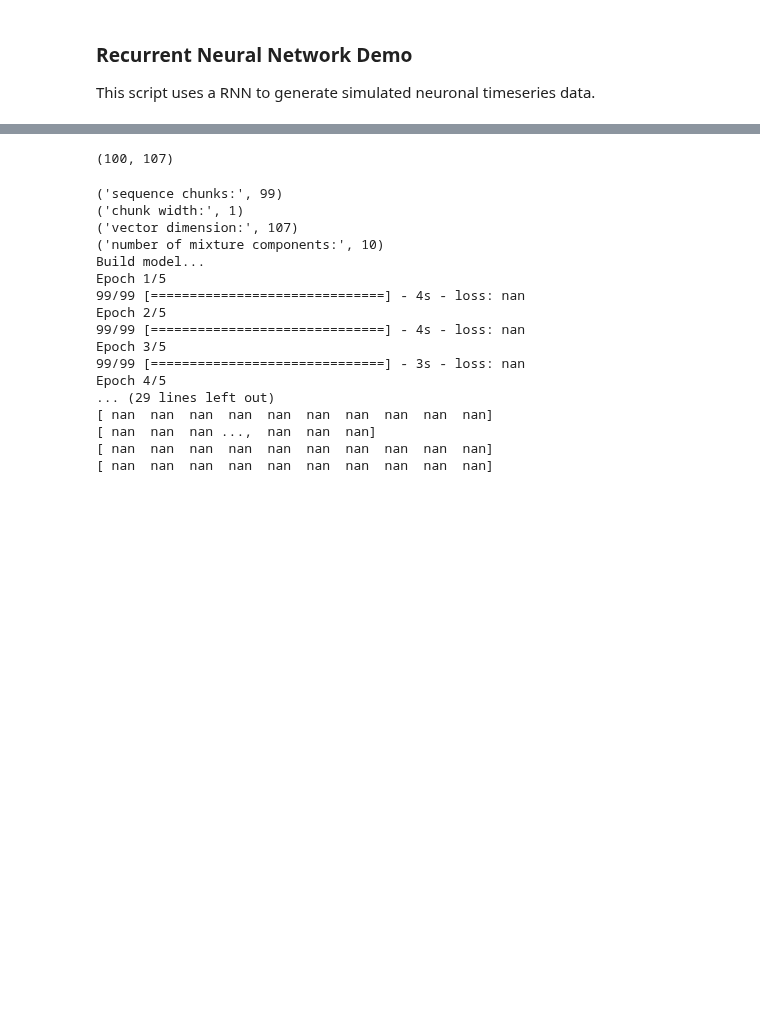
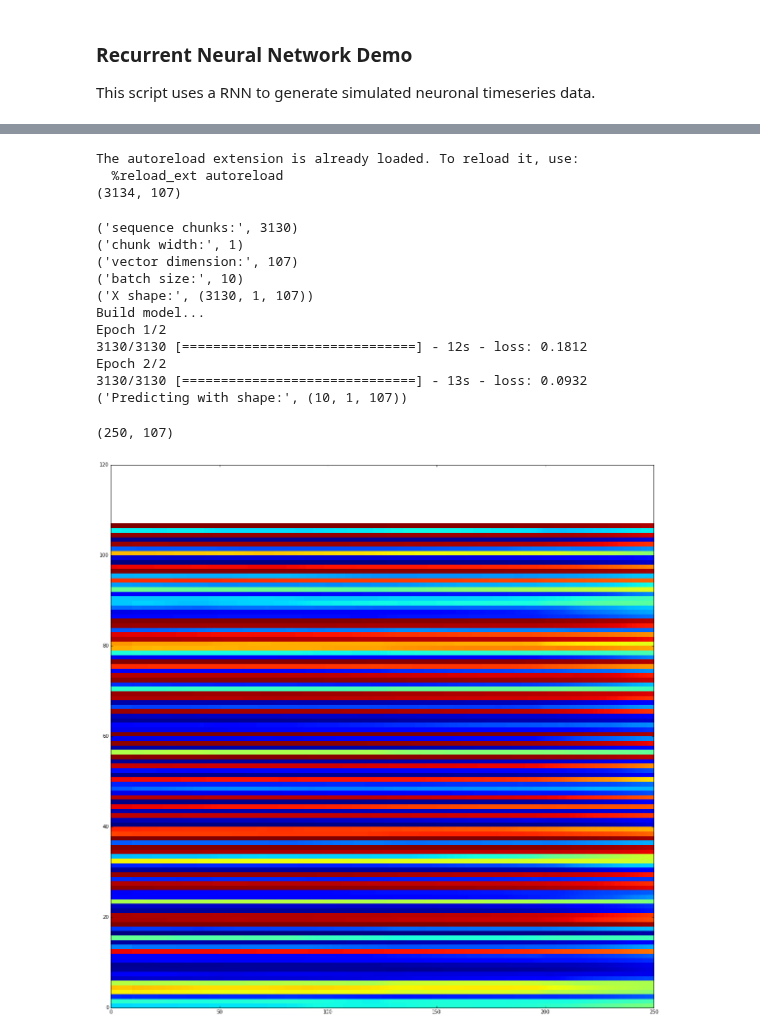
Before and after one commit to openworm/neuronal-analysis, a Jupyter notebook: laboratory/RNNDemo.ipynb, the cells around one changed output, grey strips where cells are left out. Drawn from its saved outputs; the diff is of its cells as text; code cells hidden in the pictures; blank space fills up the shorter version.

```diff
--- a/laboratory/RNNDemo.ipynb
+++ b/laboratory/RNNDemo.ipynb
@@ -26,27 +23,41 @@ Using Theano backend.
 # %%
+%load_ext autoreload
+%autoreload
+
 wormData = dc.kato_matlab.data()
-rawData = Analyzer(wormData[0]['deltaFOverF'][:,0:100].T)
+rawData = Analyzer(wormData[0]['deltaFOverF'].T)
 seq = rawData.timeseries
 print(seq.shape)
 # %% [output]
-(100, 107)
+The autoreload extension is already loaded. To reload it, use:
+  %reload_ext autoreload
+(3134, 107)
 # %%
-gen = rnn.generate(seq)
+gen = rnn.generate_lstm_vanilla(seq)
 # %% [output]
-('sequence chunks:', 99)
+('sequence chunks:', 3130)
 ('chunk width:', 1)
 ('vector dimension:', 107)
-('number of mixture components:', 10)
+('batch size:', 10)
+('X shape:', (3130, 1, 107))
 Build model...
-Epoch 1/5
-99/99 [==============================] - 4s - loss: nan
-Epoch 2/5
-99/99 [==============================] - 4s - loss: nan
-Epoch 3/5
-99/99 [==============================] - 3s - loss: nan
-Epoch 4/5
-... (29 lines left out)
-[ nan  nan  nan  nan  nan  nan  nan  nan  nan  nan]
-[ nan  nan  nan ...,  nan  nan  nan]
-[ nan  nan  nan  nan  nan  nan  nan  nan  nan  nan]
-[ nan  nan  nan  nan  nan  nan  nan  nan  nan  nan]
+Epoch 1/2
+3130/3130 [==============================] - 12s - loss: 0.1812
+Epoch 2/2
+3130/3130 [==============================] - 13s - loss: 0.0932
+('Predicting with shape:', (10, 1, 107))
+# %%
+rnnData = Analyzer(gen)
+print(rnnData.timeseries.shape)
+# %% [output]
+(250, 107)
+# %%
+fig = plt.figure(figsize=(20,20))
+
+ax_raw3 = fig.add_subplot(1, 1, 1)
+
+rnnData.timeseries_plot(ax_raw3)
+
+plt.show()
+# %% [output]
+[figure, added]
```
Also changed, not shown: parts of 1 cell of this notebook, 3 other files.
